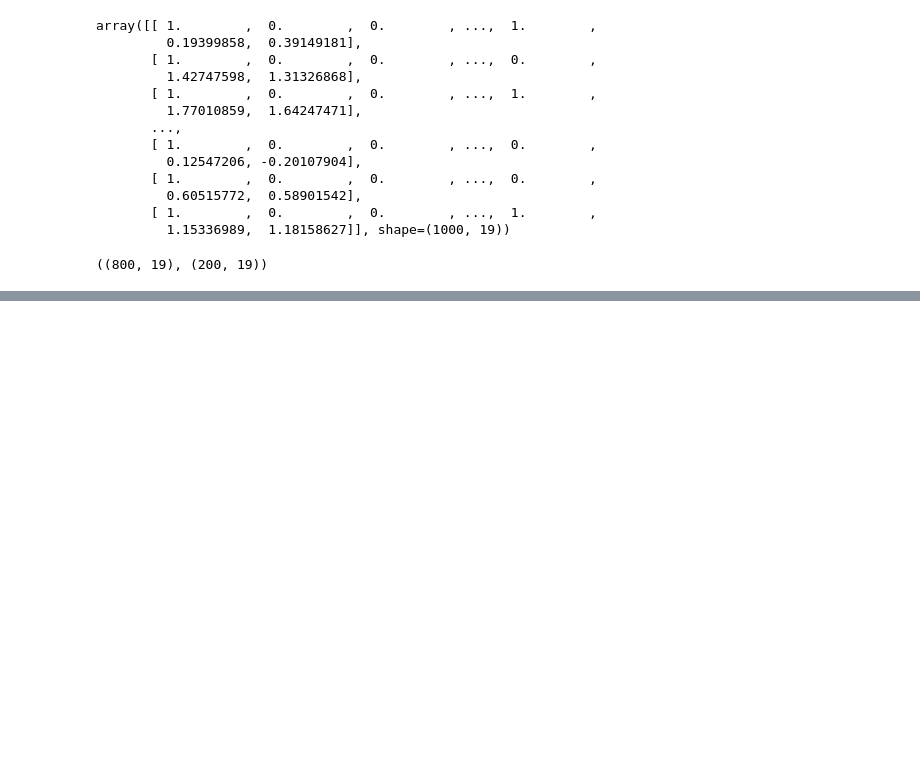
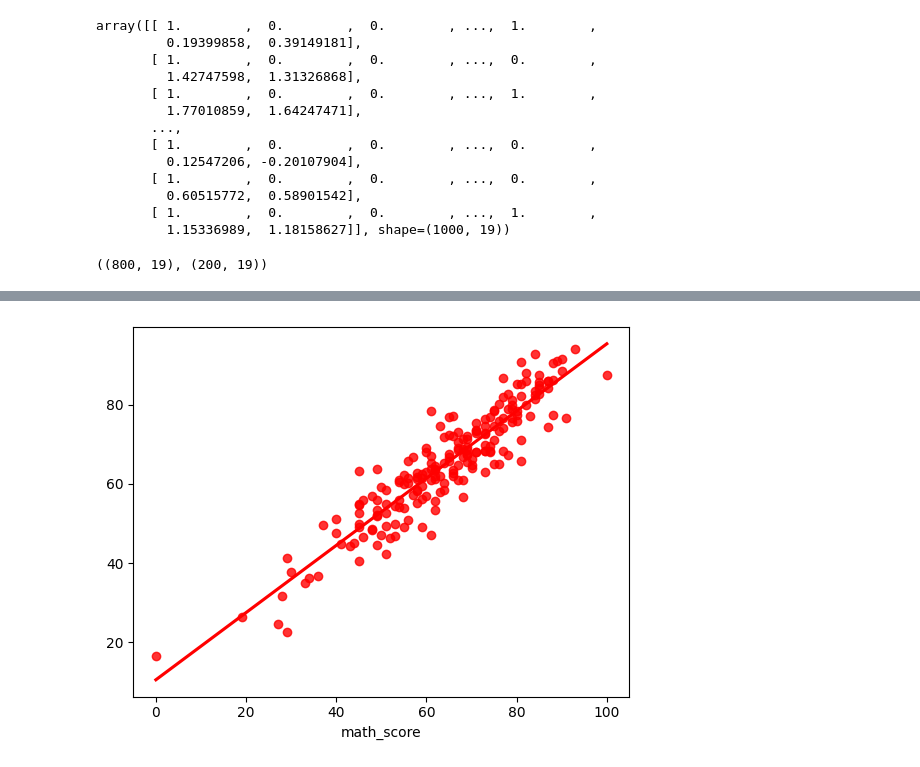
Before and after one commit to karann18/mlproject, a Jupyter notebook: notebook/modeltraining.ipynb, the cells around one changed output, grey strips where cells are left out. Drawn from its saved outputs; the diff is of its cells as text; code cells hidden in the pictures; blank space fills up the shorter version.

```diff
--- a/notebook/modeltraining.ipynb
+++ b/notebook/modeltraining.ipynb
@@ -111,0 +221,5 @@ x_train.shape, x_test.shape
+# %%
+
+sns.regplot(x=y_test,y=y_pred,ci=None,color ='red');
+# %% [output]
+[figure, added]
```
Also changed, not shown: parts of 15 cells of this notebook.
